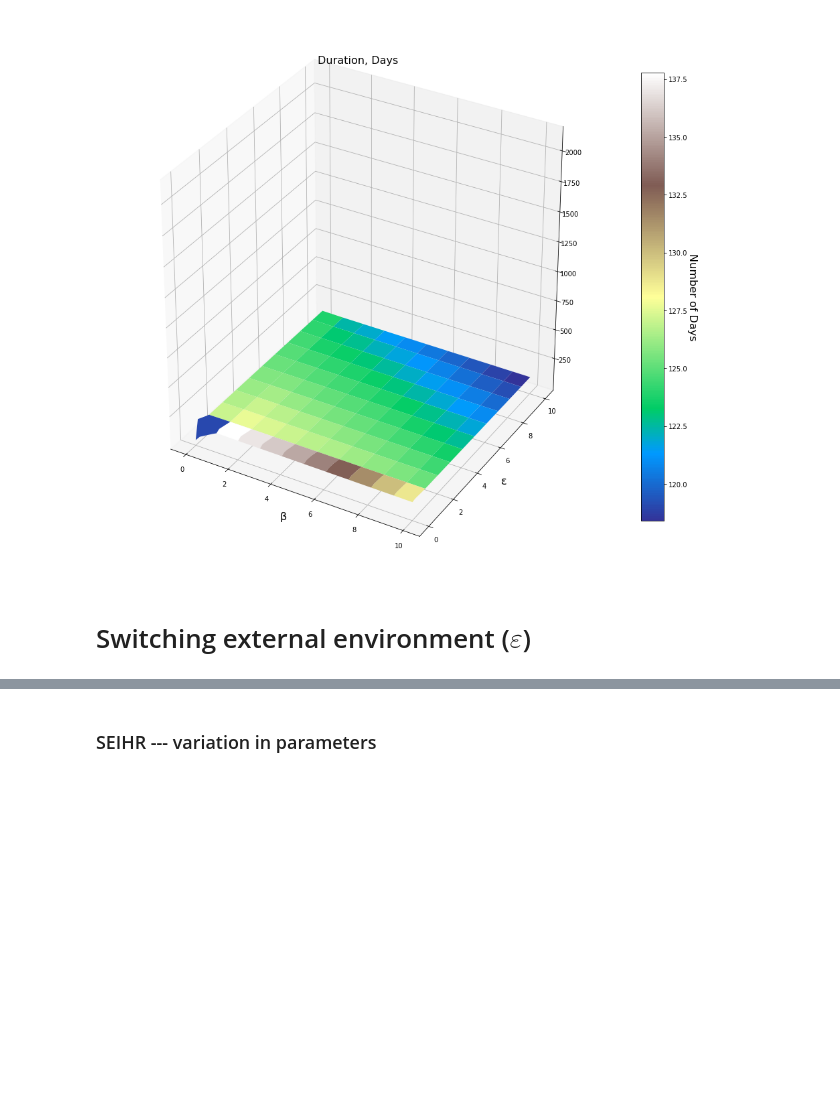
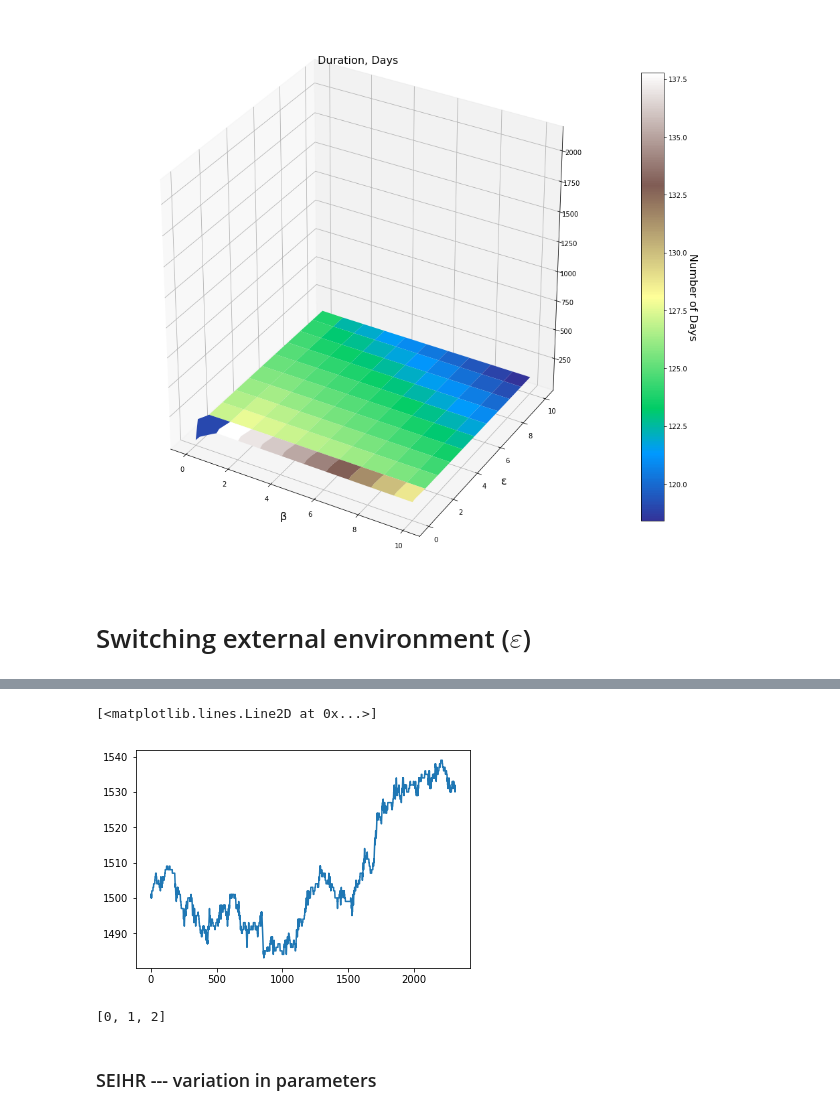
Before and after one commit to ersouthall/NipahVirus, a Jupyter notebook: Coupled Gillespie.ipynb, the cells around one changed output, grey strips where cells are left out. Drawn from its saved outputs; the diff is of its cells as text; code cells hidden in the pictures; blank space fills up the shorter version.

```diff
--- a/Coupled Gillespie.ipynb
+++ b/Coupled Gillespie.ipynb
@@ -724,3 +813,12 @@ plt.legend(fontsize = 20)
+# %%
+plt.plot(range(len(np.sum(Gh_season[1], axis = 1))), np.sum(Gh_season[1], axis = 1))
+# %% [output]
+[<matplotlib.lines.Line2D at 0x...>]
+[figure, added]
+# %%
+[0,1,2,3][:3]
+# %% [output]
+[0, 1, 2]
 # %% [markdown]
 ### SEIHR --- variation in parameters
 # %%
```
Also changed, not shown: parts of 13 cells of this notebook, 1 other file.
